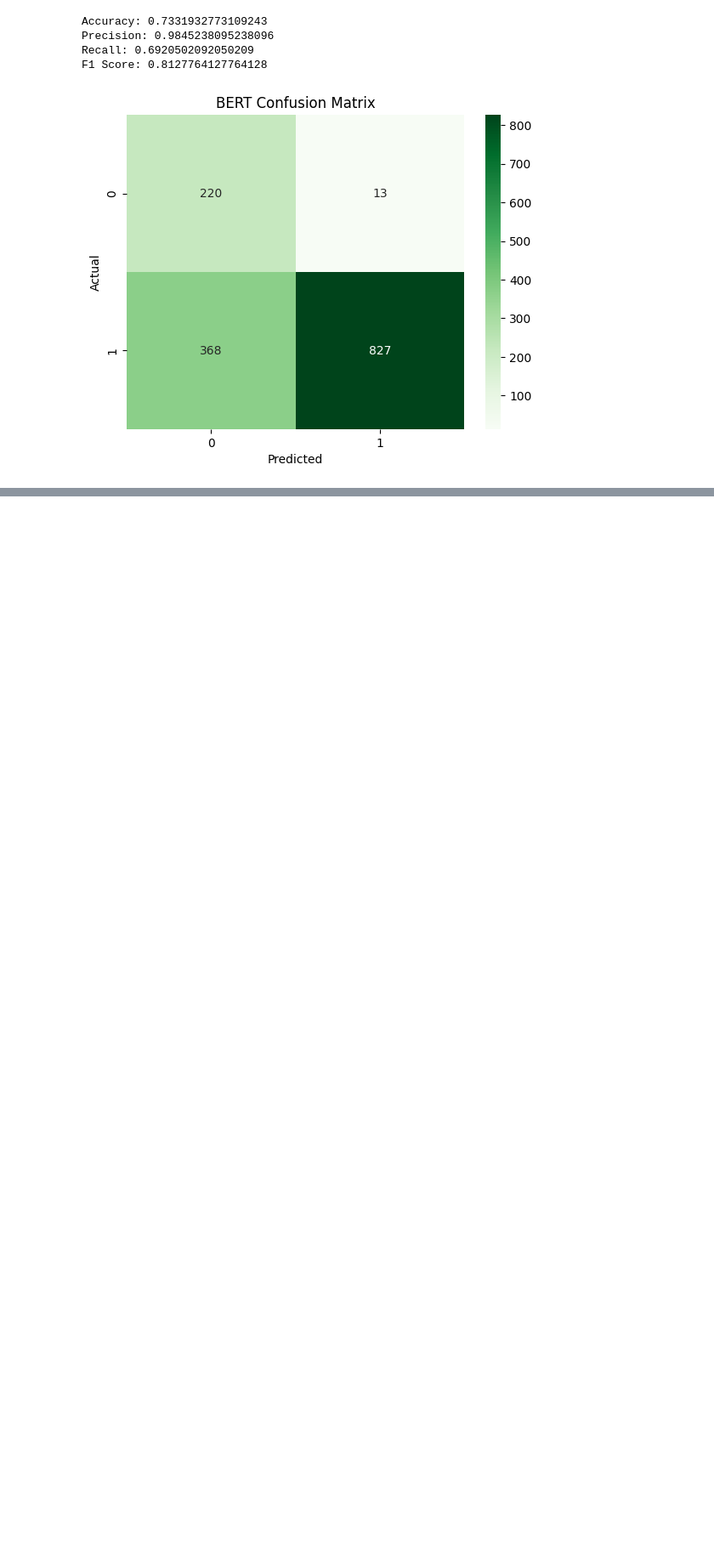
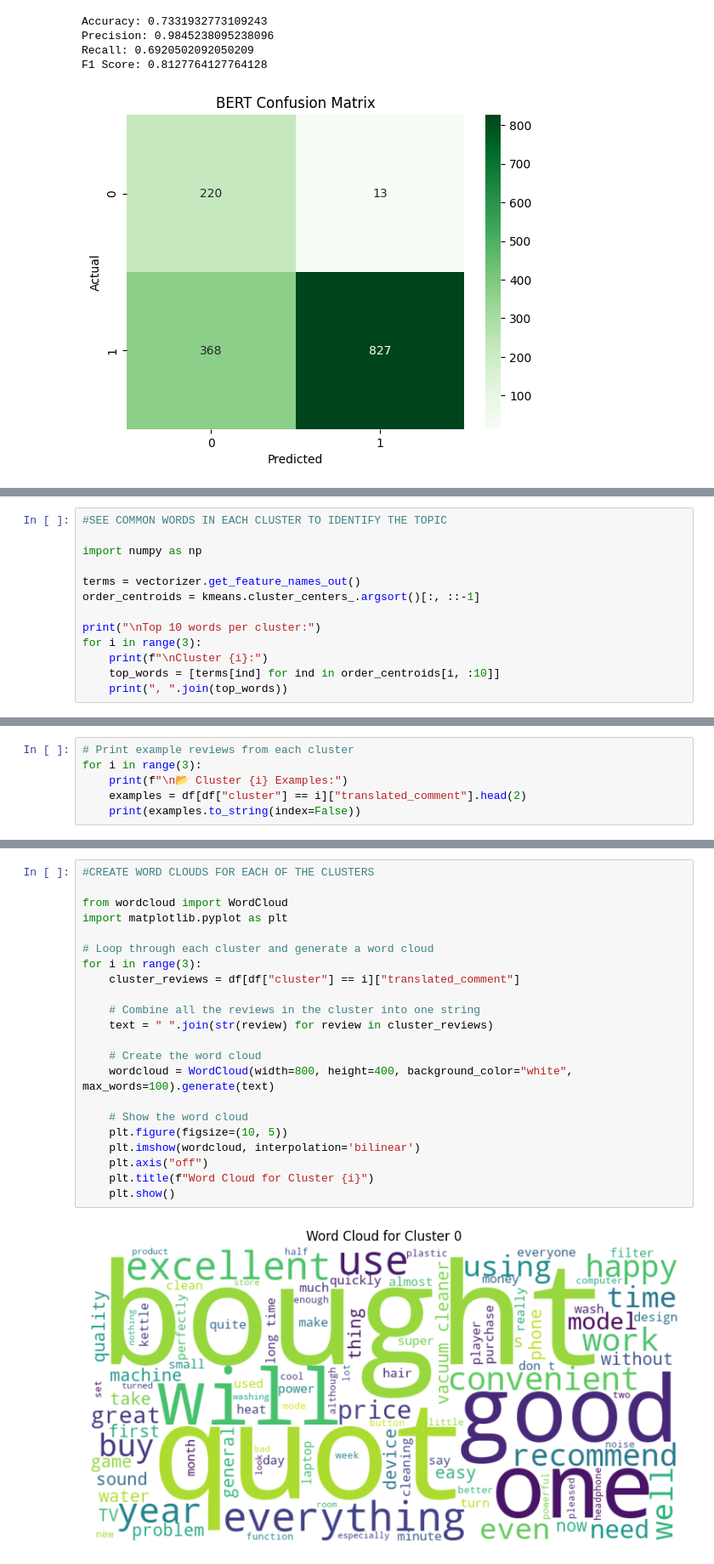
Before and after one commit to noraishmael/Final-Project, a Jupyter notebook: Final Project.ipynb, the cells around one changed output, grey strips where cells are left out. Shown at 85% size. Saved outputs shown, nothing was run; the diff lists cells and outputs as text; blank space fills up the shorter version.

Commit message:
Added K-means clustering

```diff
--- a/Final Project.ipynb
+++ b/Final Project.ipynb
@@ -666,0 +693,13 @@ F1 Score: 0.8127764127764128
+# %%
+#SEE COMMON WORDS IN EACH CLUSTER TO IDENTIFY THE TOPIC
+
+import numpy as np
+
+terms = vectorizer.get_feature_names_out()
+order_centroids = kmeans.cluster_centers_.argsort()[:, ::-1]
+
+print("\nTop 10 words per cluster:")
+for i in range(3):
+    print(f"\nCluster {i}:")
+    top_words = [terms[ind] for ind in order_centroids[i, :10]]
+    print(", ".join(top_words))
@@ -666,0 +717,6 @@ F1 Score: 0.8127764127764128
+# %%
+# Print example reviews from each cluster
+for i in range(3):
+    print(f"\n📂 Cluster {i} Examples:")
+    examples = df[df["cluster"] == i]["translated_comment"].head(2)
+    print(examples.to_string(index=False))
@@ -666,0 +734,24 @@ F1 Score: 0.8127764127764128
+# %%
+#CREATE WORD CLOUDS FOR EACH OF THE CLUSTERS
+
+from wordcloud import WordCloud
+import matplotlib.pyplot as plt
+
+# Loop through each cluster and generate a word cloud
+for i in range(3):
+    cluster_reviews = df[df["cluster"] == i]["translated_comment"]
+
+    # Combine all the reviews in the cluster into one string
+    text = " ".join(str(review) for review in cluster_reviews)
+
+    # Create the word cloud
+    wordcloud = WordCloud(width=800, height=400, background_color="white", max_words=100).generate(text)
+
+    # Show the word cloud
+    plt.figure(figsize=(10, 5))
+    plt.imshow(wordcloud, interpolation='bilinear')
+    plt.axis("off")
+    plt.title(f"Word Cloud for Cluster {i}")
+    plt.show()
+# %% [output]
+[figure, added]
```
Also changed, not shown: parts of 4 cells of this notebook.
